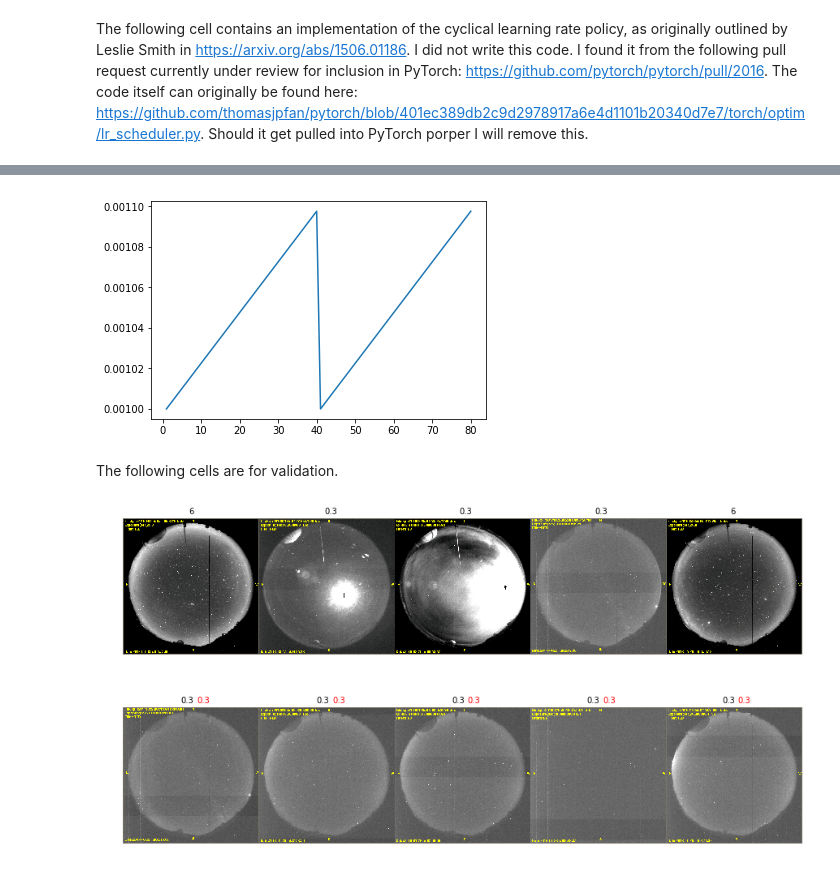
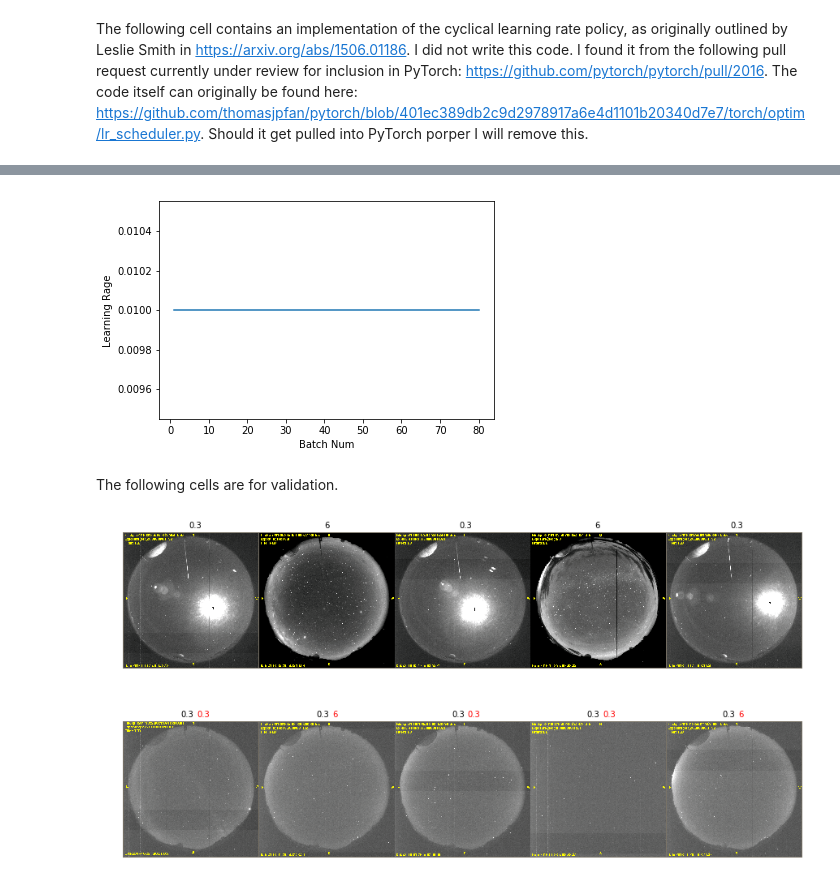
Before and after one commit to dylanagreen/kpno-allsky, a Jupyter notebook: Image Classifier.ipynb, the cells around one changed output, grey strips where cells are left out. Drawn from its saved outputs; the diff is of its cells as text; code cells hidden in the pictures.

```diff
--- a/Image Classifier.ipynb
+++ b/Image Classifier.ipynb
@@ -27,9 +27,12 @@ import torchvision.datasets as datasets
 traindir = os.path.join(PATH, 'train')
 valdir = os.path.join(PATH, 'val')
 
+scale = 512
+
 # Transforms the images into a nice format.
 normalize = transforms.Normalize(mean=[0.485, 0.456, 0.406], std=[0.229, 0.224, 0.225])
-resize = transforms.RandomResizedCrop(448)
+resize = transforms.Resize(scale)
+resizecrop = transforms.RandomResizedCrop(scale)
 
 # Transformation object, converts to a tensor then normalizes.
 trans = transforms.Compose([transforms.ToTensor(), normalize])
@@ -193,15 +196,15 @@ class CyclicLR(object):
         return lrs
 # %%
 lrs = []
-def train(loader, net, crit, opt):
+def train(loader, net, crit, opt, lr):
     net.train()
 
-    sched = CyclicLR(opt, mode = 'triangular')
+    #sched = CyclicLR(opt, mode='triangular', base_lr=lr, max_lr=lr*5, step_size=400, gamma=1.1)
 
     running_loss = 0.0
     for i, batch in enumerate(loader, 0):
 
-        sched.batch_step()
+        #sched.batch_step()
 
         # Get the input with their true labels
         inputs, labels = batch
@@ -226,6 +229,7 @@ def train(loader, net, crit, opt):
             print('[%d, %5d] Avg. loss: %.3f' % (epoch + 1, i + 1, running_loss / 5))
             running_loss = 0.0
 # %%
+global_lr = 0.01
 # Sets up the network
 net = mdl.resnet34(True) # True = pretrained on ImageNet
 
@@ -238,10 +242,10 @@ net.fc = torch.nn.Linear(512,2)
 # Sets up required network functions
 # Loss function and optimizer
 criterion = nn.CrossEntropyLoss()
-optimizer = optim.SGD(net.parameters(), lr=.01, momentum=0.9)
+optimizer = optim.SGD(net.parameters(), lr=global_lr, momentum=0.9)
 # %%
 for epoch in range(2):
-    train(trainloader, net, criterion, optimizer)
+    train(trainloader, net, criterion, optimizer, lr=global_lr)
 
 print('Finished Training')
 print(lrs)
@@ -267,9 +271,11 @@ Finished Training
 # %%
 x = np.asarray(range(len(lrs))) + 1
 plt.plot(x, lrs)
+plt.xlabel('Batch Num')
+plt.ylabel('Learning Rage')
 plt.show()
 # %% [output]
-[figure, old version]
+[figure, new version]
 # %%
 def unnormalize(img):
     # Transform does x_new = (x - mean)/sigma
@@ -284,28 +290,28 @@ The following cells are for validation.
 # %%
 images, labels = iter(trainloader).next()
 img = torchvision.utils.make_grid(images)
 
 # Unnormalize and convert to a numpy array for display
 img = unnormalize(img)
 img = img.numpy()
 
 # Transpose the array to (dim1, dim2, dim0)
 img2 = np.transpose(img, (1, 2, 0))
 
 # Display, make it bigger, turn off the axes
 fig, ax = plt.subplots()
 ax.set_axis_off()
 fig.set_size_inches(15, 7)
 plt.imshow(img2)
 
 classes = ['0.3', '6']
 
 for j in range(5):
     label = classes[labels[j]]
-    x = (500 / 2) + (j * 512)
+    x = ((scale - 12) / 2) + (j * scale)
     ax.text(x, -15, label)
 # %% [output]
-[figure, old version]
+[figure, new version]
 # %%
 images, labels = iter(valloader).next()
 
```
Also changed, not shown: parts of 4 cells of this notebook.
